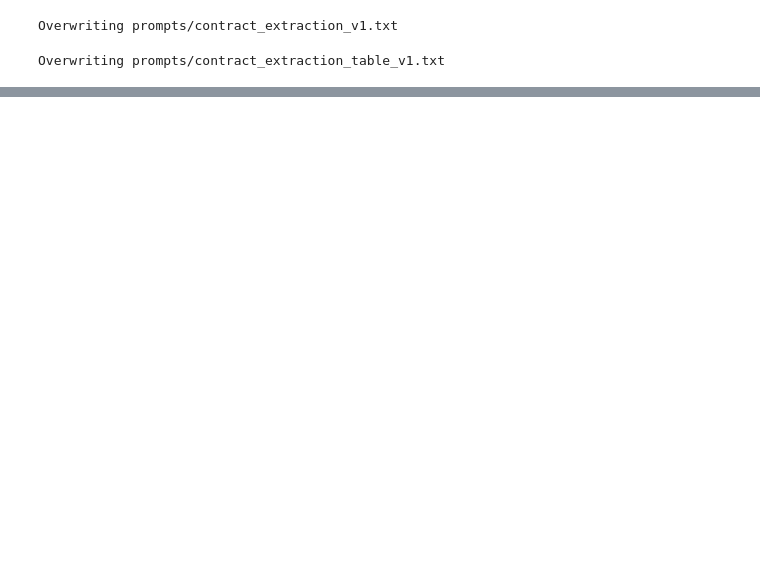
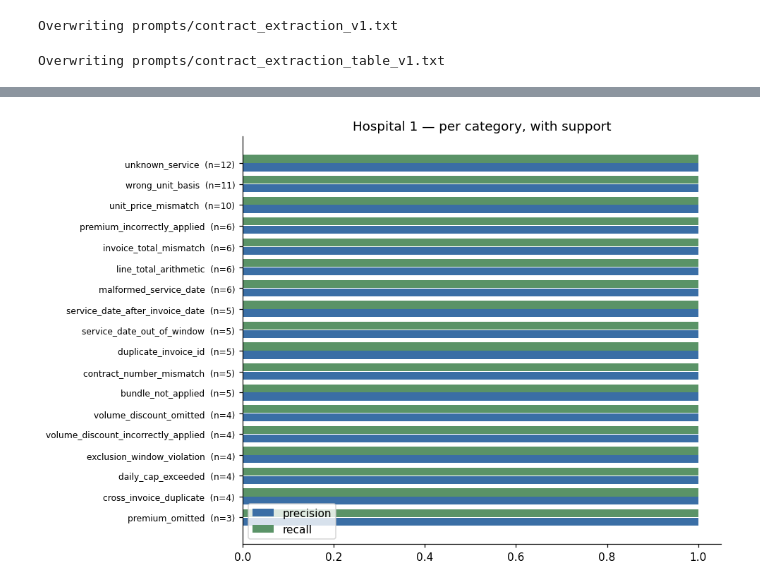
Before and after one commit to nxull9/invoice-audit, a Jupyter notebook: notebooks/invoice_audit.ipynb, the cells around one changed output, grey strips where cells are left out. Saved outputs shown, nothing was run; the diff lists cells and outputs as text; code cells hidden in the pictures; blank space fills up the shorter version.

```diff
--- a/notebooks/invoice_audit.ipynb
+++ b/notebooks/invoice_audit.ipynb
@@ -3265,0 +3019,13 @@ if len(scores):
+# %%
+step, once = 0, 0
+for name, svc in specs['hospital_5']['services'].items():
+    base = svc['rates'][0]['cents']
+    facs = specs['hospital_5']['facility_multipliers'].get(name, {})
+    tiers = specs['hospital_5']['tier_multipliers'].get(name, {})
+    for f in facs.values():
+        for t in tiers.values():
+            step += 1
+            if money.apply(money.apply(base, f), t) != money.half_up(Decimal(base) * f * t):
+                once += 1
+print(f'hospital 5: {once} of {step} rate combinations differ between rounding at each')
+print(f'step and rounding once at the end ({once/step:.2%})')
@@ -3265,0 +3040,17 @@ if len(scores):
+# %%
+findings = {}
+for h in TABULAR:
+    findings[h] = pd.concat([
+        tier1[h],
+        pipeline.unknown_service_findings(resolutions[h], lines[h]),
+        error_classifier.classify(priced[h], specs[h])],
+        ignore_index=True).groupby(['invoice_id', 'category'], as_index=False).agg(
+            detail=('detail', 'first'), n_lines=('detail', 'size'))
+
+wide = (pd.concat([f.assign(hospital=h) for h, f in findings.items()])
+          .pivot_table(index='category', columns='hospital', values='invoice_id',
+                       aggfunc='nunique', fill_value=0))
+wide.columns = [c.replace('hospital_', 'H') for c in wide.columns]
+wide.loc['TOTAL INVOICES FLAGGED'] = [findings[f'hospital_{c[1:]}'].invoice_id.nunique()
+                                      for c in wide.columns]
+wide
@@ -3265,0 +3145,13 @@ if len(scores):
+# %%
+per_cat = evaluation.category_scores(findings[DEV], labels).sort_values('support')
+fig, ax = plt.subplots(figsize=(9, 6))
+y = np.arange(len(per_cat))
+ax.barh(y - .2, per_cat.precision, height=.38, label='precision', color='#3a6ea5')
+ax.barh(y + .2, per_cat.recall, height=.38, label='recall', color='#5a9367')
+ax.set_yticks(y); ax.set_yticklabels([f'{c}  (n={s})' for c, s in
+                                      zip(per_cat.category, per_cat.support)], fontsize=8)
+ax.set_xlim(0, 1.05); ax.legend(loc='lower left')
+ax.set_title('Hospital 1 — per category, with support')
+plt.tight_layout(); plt.show()
+# %% [output]
+[figure, added]
```
Also changed, not shown: parts of 221 cells of this notebook, 3 other files.
